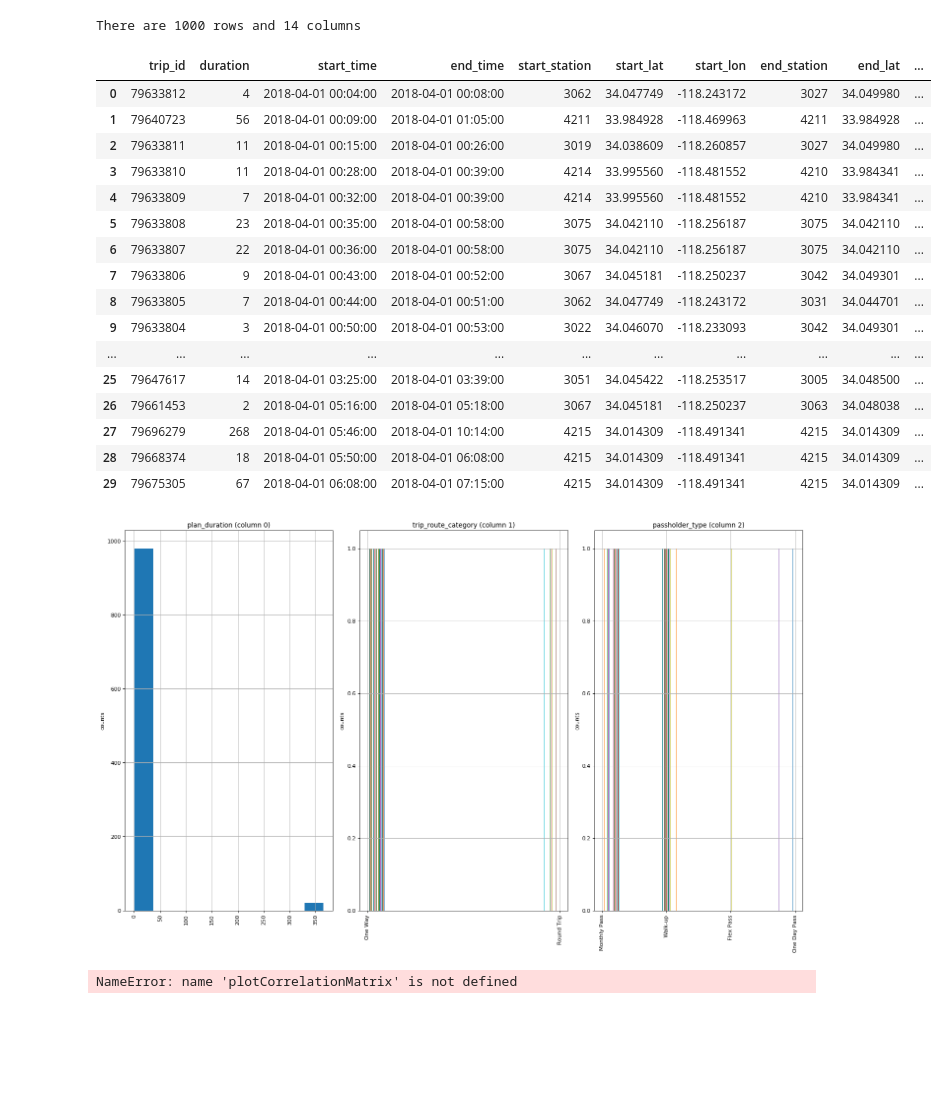
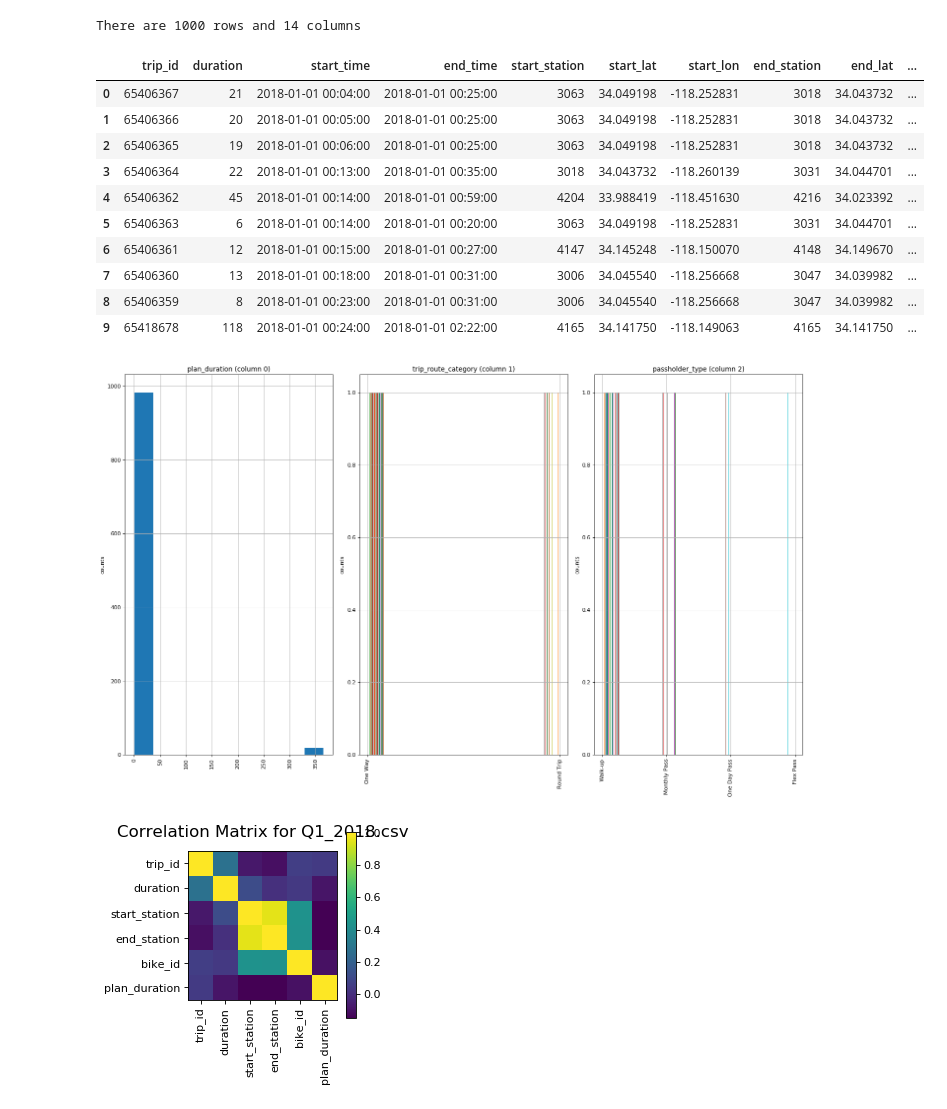
Before and after one commit to ConnorTrottman/EML6572, a Jupyter notebook: jupyter_notebooks/LA Bikeshare Proposal.ipynb, the cells around one changed output. Cells and saved outputs as stored; diff of their text form; code cells hidden in the pictures; blank space fills up the shorter version.

```diff
--- a/jupyter_notebooks/LA Bikeshare Proposal.ipynb
+++ b/jupyter_notebooks/LA Bikeshare Proposal.ipynb
@@ -93,38 +93,32 @@ def plotScatterMatrix(df, plotSize, textSize):
 nRowsRead = 1000 # specify 'None' if want to read whole file
 # metro-bike-share-trip-data.csv has 132427 rows in reality, but we are only loading/previewing the first 1000 rows
 
-df1 = pd.read_csv('../Jupyter/input/metro-bike-share-trips-2018-q2.csv', delimiter=',', nrows = nRowsRead)
-df1.dataframeName = 'metro-bike-share-trips-2018-q2.csv'
+df1 = pd.read_csv('../data/Q1_2018.csv', delimiter=',', nrows = nRowsRead)
+df1.dataframeName = 'Q1_2018.csv'
 nRow, nCol = df1.shape
 print(f'There are {nRow} rows and {nCol} columns')
 # %% [output]
 There are 1000 rows and 14 columns
 # %%
-df1.head(30)
+df1.head(10)
 # %% [output]
 |  | trip_id | duration | start_time | end_time | start_station | start_lat | start_lon | end_station | end_lat | ... |
-| 0 | 79633812 | 4 | 2018-04-01 00:04:00 | 2018-04-01 00:08:00 | 3062 | 34.047749 | -118.243172 | 3027 | 34.049980 | ... |
-| 1 | 79640723 | 56 | 2018-04-01 00:09:00 | 2018-04-01 01:05:00 | 4211 | 33.984928 | -118.469963 | 4211 | 33.984928 | ... |
-| 2 | 79633811 | 11 | 2018-04-01 00:15:00 | 2018-04-01 00:26:00 | 3019 | 34.038609 | -118.260857 | 3027 | 34.049980 | ... |
-| 3 | 79633810 | 11 | 2018-04-01 00:28:00 | 2018-04-01 00:39:00 | 4214 | 33.995560 | -118.481552 | 4210 | 33.984341 | ... |
-| 4 | 79633809 | 7 | 2018-04-01 00:32:00 | 2018-04-01 00:39:00 | 4214 | 33.995560 | -118.481552 | 4210 | 33.984341 | ... |
-| 5 | 79633808 | 23 | 2018-04-01 00:35:00 | 2018-04-01 00:58:00 | 3075 | 34.042110 | -118.256187 | 3075 | 34.042110 | ... |
-| 6 | 79633807 | 22 | 2018-04-01 00:36:00 | 2018-04-01 00:58:00 | 3075 | 34.042110 | -118.256187 | 3075 | 34.042110 | ... |
-| 7 | 79633806 | 9 | 2018-04-01 00:43:00 | 2018-04-01 00:52:00 | 3067 | 34.045181 | -118.250237 | 3042 | 34.049301 | ... |
-| 8 | 79633805 | 7 | 2018-04-01 00:44:00 | 2018-04-01 00:51:00 | 3062 | 34.047749 | -118.243172 | 3031 | 34.044701 | ... |
-| 9 | 79633804 | 3 | 2018-04-01 00:50:00 | 2018-04-01 00:53:00 | 3022 | 34.046070 | -118.233093 | 3042 | 34.049301 | ... |
-| ... | ... | ... | ... | ... | ... | ... | ... | ... | ... | ... |
-| 25 | 79647617 | 14 | 2018-04-01 03:25:00 | 2018-04-01 03:39:00 | 3051 | 34.045422 | -118.253517 | 3005 | 34.048500 | ... |
-| 26 | 79661453 | 2 | 2018-04-01 05:16:00 | 2018-04-01 05:18:00 | 3067 | 34.045181 | -118.250237 | 3063 | 34.048038 | ... |
-| 27 | 79696279 | 268 | 2018-04-01 05:46:00 | 2018-04-01 10:14:00 | 4215 | 34.014309 | -118.491341 | 4215 | 34.014309 | ... |
-| 28 | 79668374 | 18 | 2018-04-01 05:50:00 | 2018-04-01 06:08:00 | 4215 | 34.014309 | -118.491341 | 4215 | 34.014309 | ... |
-| 29 | 79675305 | 67 | 2018-04-01 06:08:00 | 2018-04-01 07:15:00 | 4215 | 34.014309 | -118.491341 | 4215 | 34.014309 | ... |
+| 0 | 65406367 | 21 | 2018-01-01 00:04:00 | 2018-01-01 00:25:00 | 3063 | 34.049198 | -118.252831 | 3018 | 34.043732 | ... |
+| 1 | 65406366 | 20 | 2018-01-01 00:05:00 | 2018-01-01 00:25:00 | 3063 | 34.049198 | -118.252831 | 3018 | 34.043732 | ... |
+| 2 | 65406365 | 19 | 2018-01-01 00:06:00 | 2018-01-01 00:25:00 | 3063 | 34.049198 | -118.252831 | 3018 | 34.043732 | ... |
+| 3 | 65406364 | 22 | 2018-01-01 00:13:00 | 2018-01-01 00:35:00 | 3018 | 34.043732 | -118.260139 | 3031 | 34.044701 | ... |
+| 4 | 65406362 | 45 | 2018-01-01 00:14:00 | 2018-01-01 00:59:00 | 4204 | 33.988419 | -118.451630 | 4216 | 34.023392 | ... |
+| 5 | 65406363 | 6 | 2018-01-01 00:14:00 | 2018-01-01 00:20:00 | 3063 | 34.049198 | -118.252831 | 3031 | 34.044701 | ... |
+| 6 | 65406361 | 12 | 2018-01-01 00:15:00 | 2018-01-01 00:27:00 | 4147 | 34.145248 | -118.150070 | 4148 | 34.149670 | ... |
+| 7 | 65406360 | 13 | 2018-01-01 00:18:00 | 2018-01-01 00:31:00 | 3006 | 34.045540 | -118.256668 | 3047 | 34.039982 | ... |
+| 8 | 65406359 | 8 | 2018-01-01 00:23:00 | 2018-01-01 00:31:00 | 3006 | 34.045540 | -118.256668 | 3047 | 34.039982 | ... |
+| 9 | 65418678 | 118 | 2018-01-01 00:24:00 | 2018-01-01 02:22:00 | 4165 | 34.141750 | -118.149063 | 4165 | 34.141750 | ... |
 # %%
 plotHistogram(df1, 10 , 5)
 # %% [output]
-[figure, old version]
+[figure, new version]
 # %%
-plotCorrelationMatrix(df1, 7)
+plotCorrelationMatrix(df1, 3)
 # %% [output]
-NameError: name 'plotCorrelationMatrix' is not defined
+[figure, added]
 # %%
```
Also changed, not shown: parts of 2 cells of this notebook, 20 other files.
